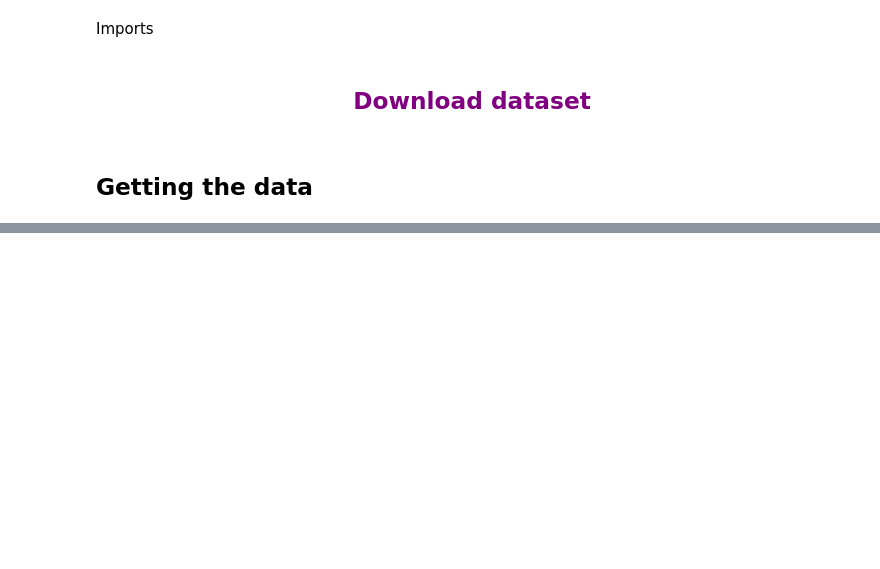
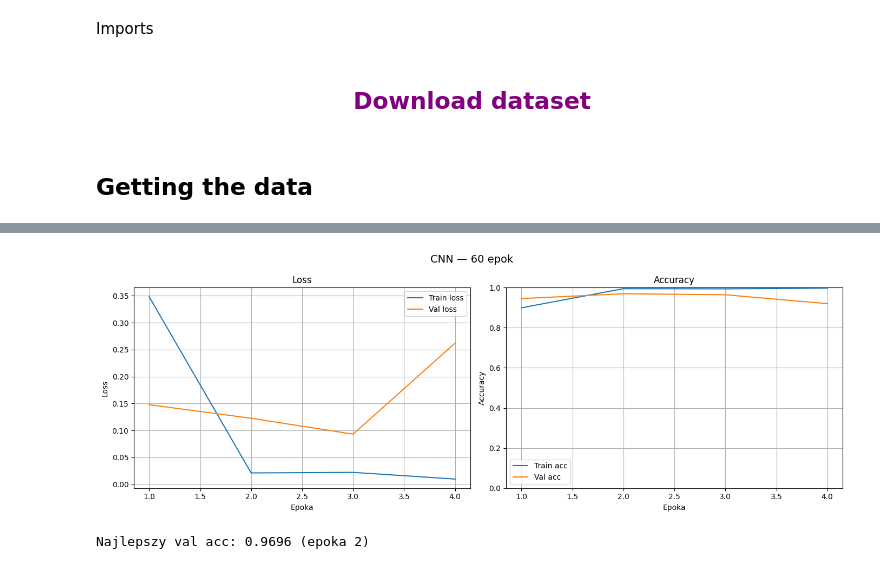
Before and after one commit to Owczany/Semestr-6, a Jupyter notebook: neural_networks/project/task.ipynb, the cells around one changed output, grey strips where cells are left out. Saved outputs shown, nothing was run; the diff lists cells and outputs as text; code cells hidden in the pictures; blank space fills up the shorter version.

```diff
--- a/neural_networks/project/task.ipynb
+++ b/neural_networks/project/task.ipynb
@@ -143,0 +294,30 @@ class MLP(nn.Module):
+# %%
+epochs = range(1, EPOCHS_CNN + 1)
+
+fig, (ax1, ax2) = plt.subplots(1, 2, figsize=(14, 5))
+
+ax1.plot(epochs, history_cnn["train_loss"], label="Train loss")
+ax1.plot(epochs, history_cnn["val_loss"],   label="Val loss")
+ax1.set_title("Loss")
+ax1.set_xlabel("Epoka")
+ax1.set_ylabel("Loss")
+ax1.legend()
+ax1.grid(True)
+
+ax2.plot(epochs, history_cnn["train_acc"], label="Train acc")
+ax2.plot(epochs, history_cnn["val_acc"],   label="Val acc")
+ax2.set_title("Accuracy")
+ax2.set_xlabel("Epoka")
+ax2.set_ylabel("Accuracy")
+ax2.set_ylim(0, 1)
+ax2.legend()
+ax2.grid(True)
+
+plt.suptitle("CNN — 60 epok", fontsize=14)
+plt.tight_layout()
+plt.show()
+
+print(f"Najlepszy val acc: {max(history_cnn['val_acc']):.4f} (epoka {history_cnn['val_acc'].index(max(history_cnn['val_acc'])) + 1})")
+# %% [output]
+[figure, added]
+Najlepszy val acc: 0.9696 (epoka 2)
```
Also changed, not shown: parts of 17 cells of this notebook, 15 other files.
